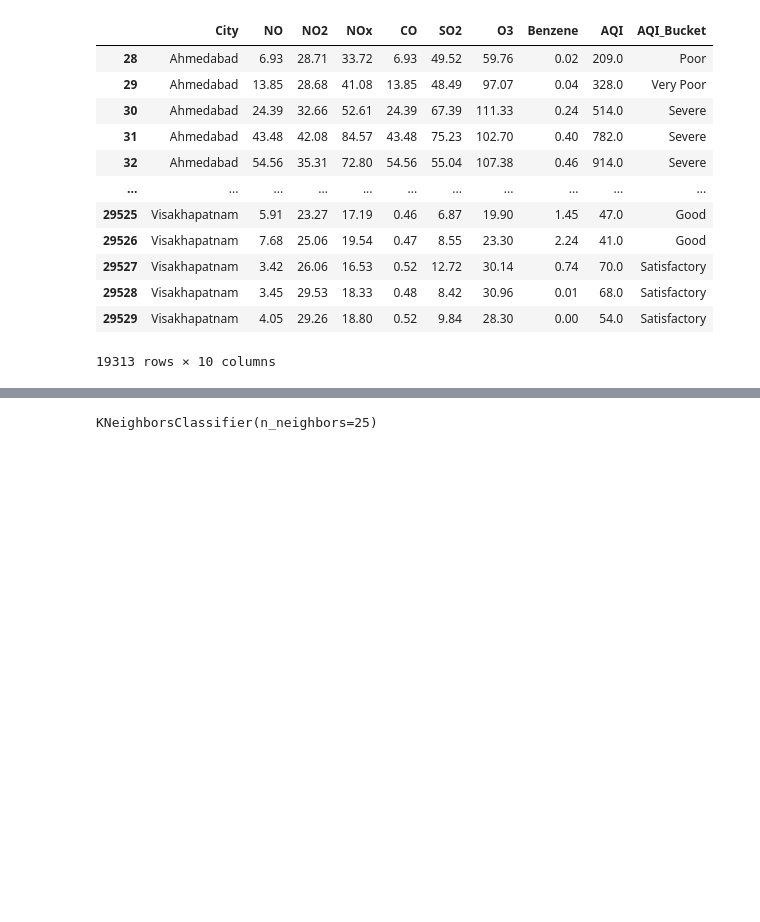
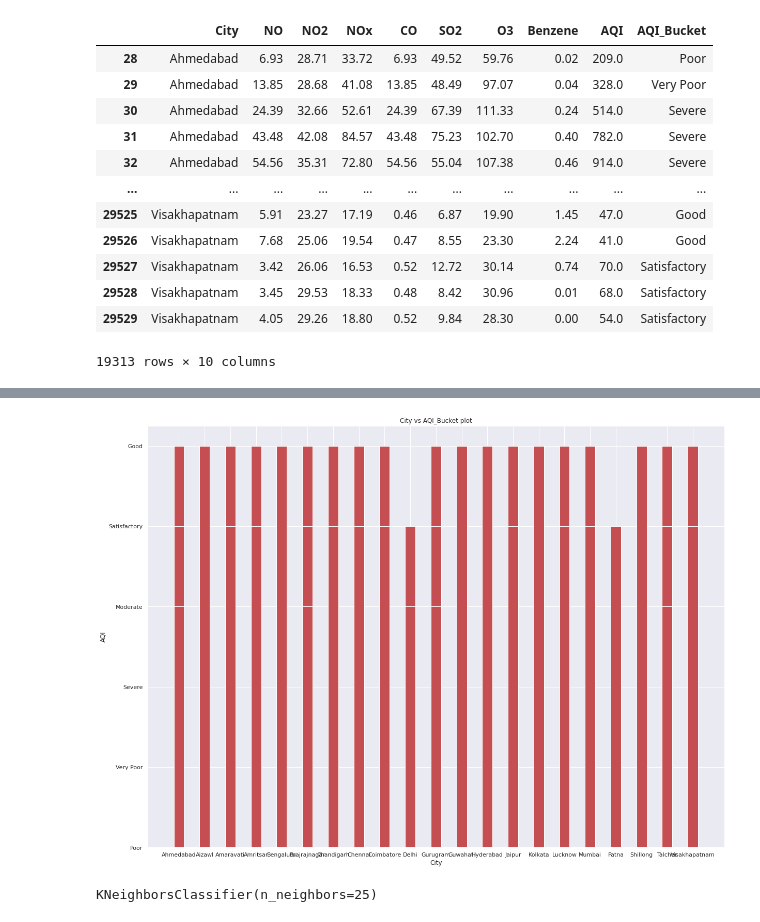
Before and after one commit to Alfahad12/Air-Quality-Index-Bucket-Prediction, a Jupyter notebook: proj_Final.ipynb, the cells around one changed output, grey strips where cells are left out. Cells and saved outputs as stored; diff of their text form; code cells hidden in the pictures; blank space fills up the shorter version.

```diff
--- a/proj_Final.ipynb
+++ b/proj_Final.ipynb
@@ -195,3 +206,14 @@ df
+# %%
+fig = plt.figure(figsize = (20, 15))
+
+plt.bar(df['City'],df['AQI_Bucket'],color='R',width=0.4)
+
+plt.xlabel("City")
+plt.ylabel("AQI")
+plt.title("City vs AQI_Bucket plot")
+plt.show()
+# %% [output]
+[figure, added]
 # %%
 from sklearn.neighbors import KNeighborsClassifier
 # %%
```
Also changed, not shown: parts of 12 cells of this notebook.
